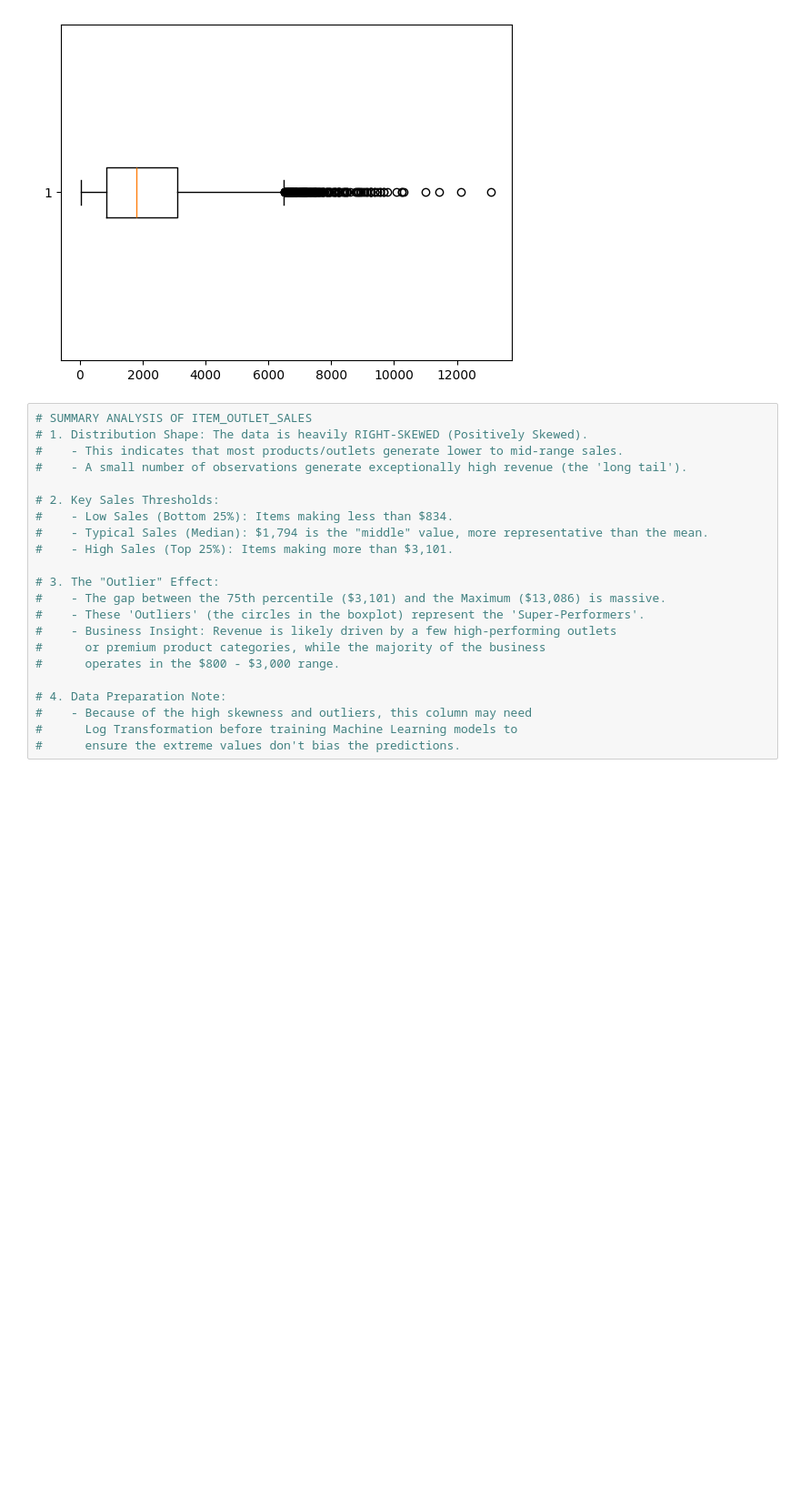
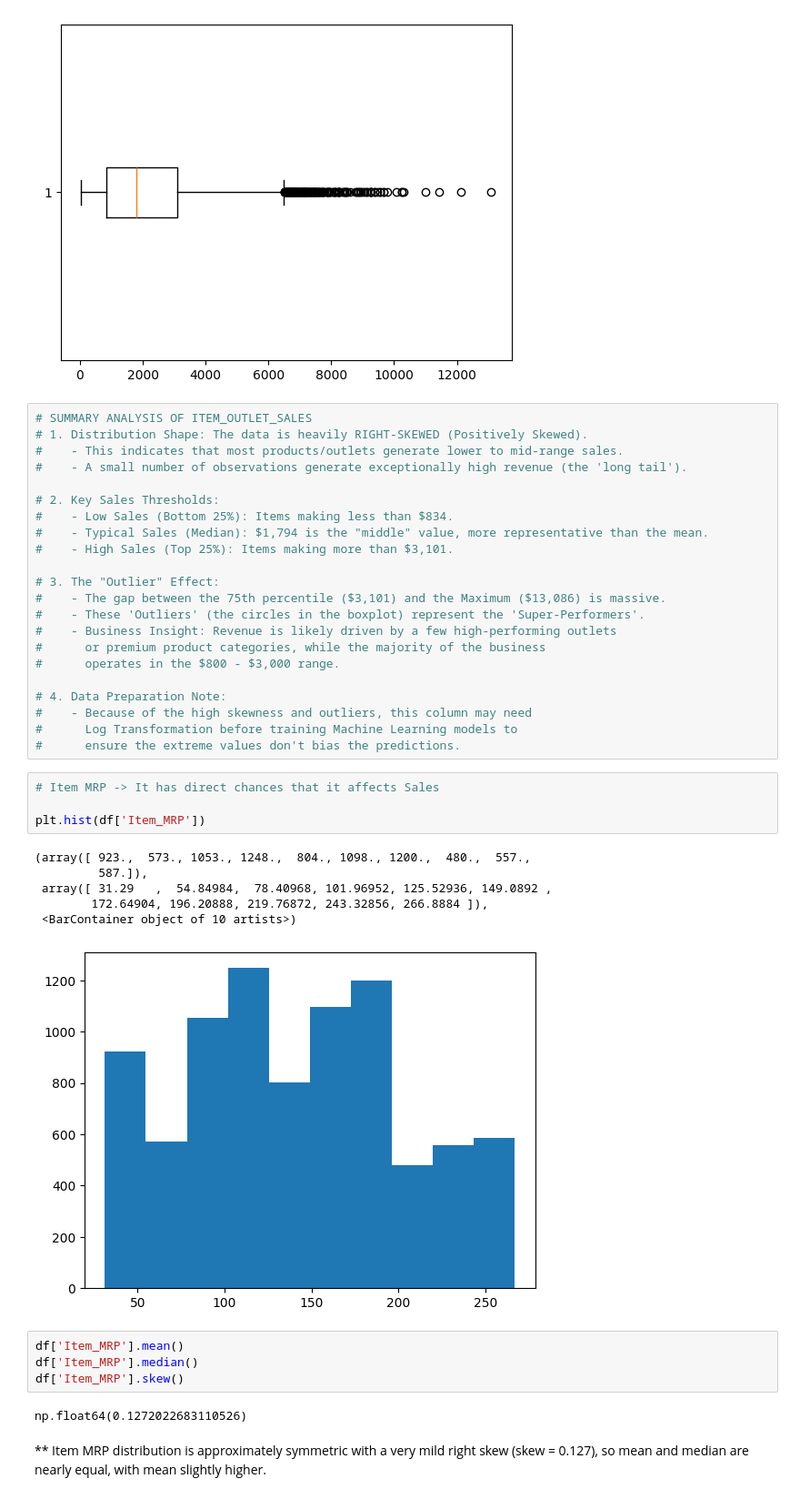
Before and after one commit to kebalkhadka/EDA, a Jupyter notebook: app.ipynb, the cells around one changed output. Shown at 91% size. Saved outputs shown, nothing was run; the diff lists cells and outputs as text; blank space fills up the shorter version.

```diff
--- a/app.ipynb
+++ b/app.ipynb
@@ -191,3 +191,23 @@ plt.show()
 #    - Because of the high skewness and outliers, this column may need
 #      Log Transformation before training Machine Learning models to
 #      ensure the extreme values don't bias the predictions.
+# %%
+# Item MRP -> It has direct chances that it affects Sales
+
+plt.hist(df['Item_MRP'])
+# %% [output]
+(array([ 923.,  573., 1053., 1248.,  804., 1098., 1200.,  480.,  557.,
+         587.]),
+ array([ 31.29   ,  54.84984,  78.40968, 101.96952, 125.52936, 149.0892 ,
+        172.64904, 196.20888, 219.76872, 243.32856, 266.8884 ]),
+ <BarContainer object of 10 artists>)
+[figure, added]
+# %%
+df['Item_MRP'].mean()
+df['Item_MRP'].median()
+df['Item_MRP'].skew()
+# %% [output]
+np.float64(0.1272022683110526)
+# %% [markdown]
+**
+Item MRP distribution is approximately symmetric with a very mild right skew (skew = 0.127), so mean and median are nearly equal, with mean slightly higher.
```
Also changed, not shown: parts of 1 cell of this notebook.
